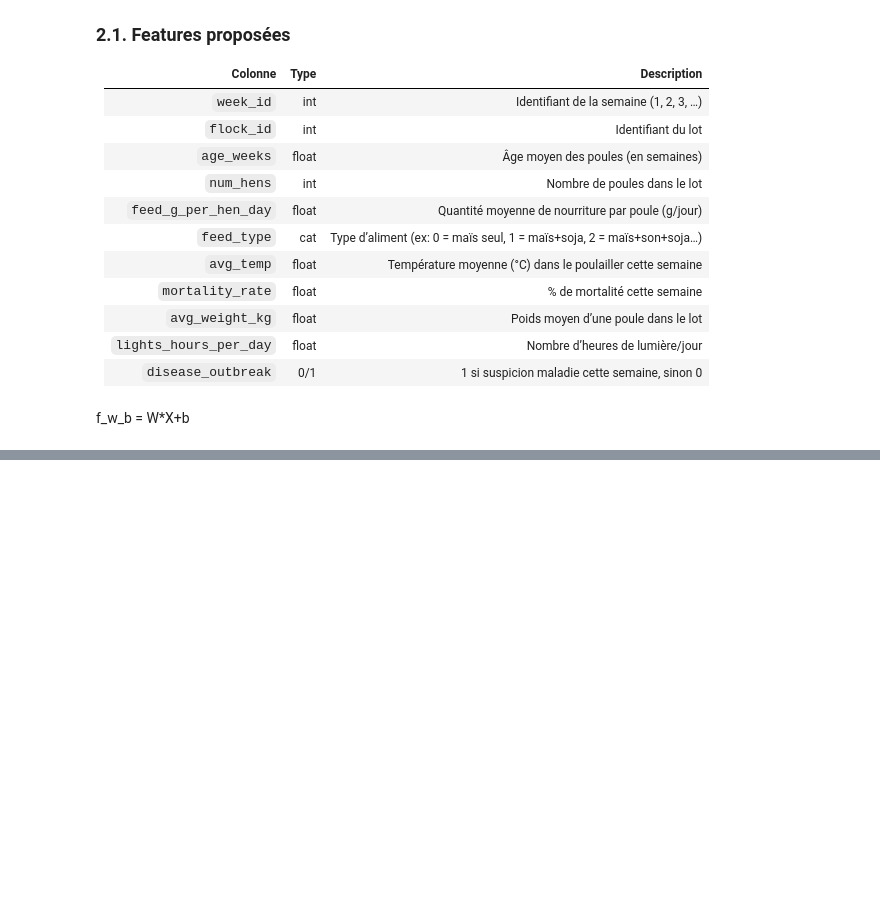
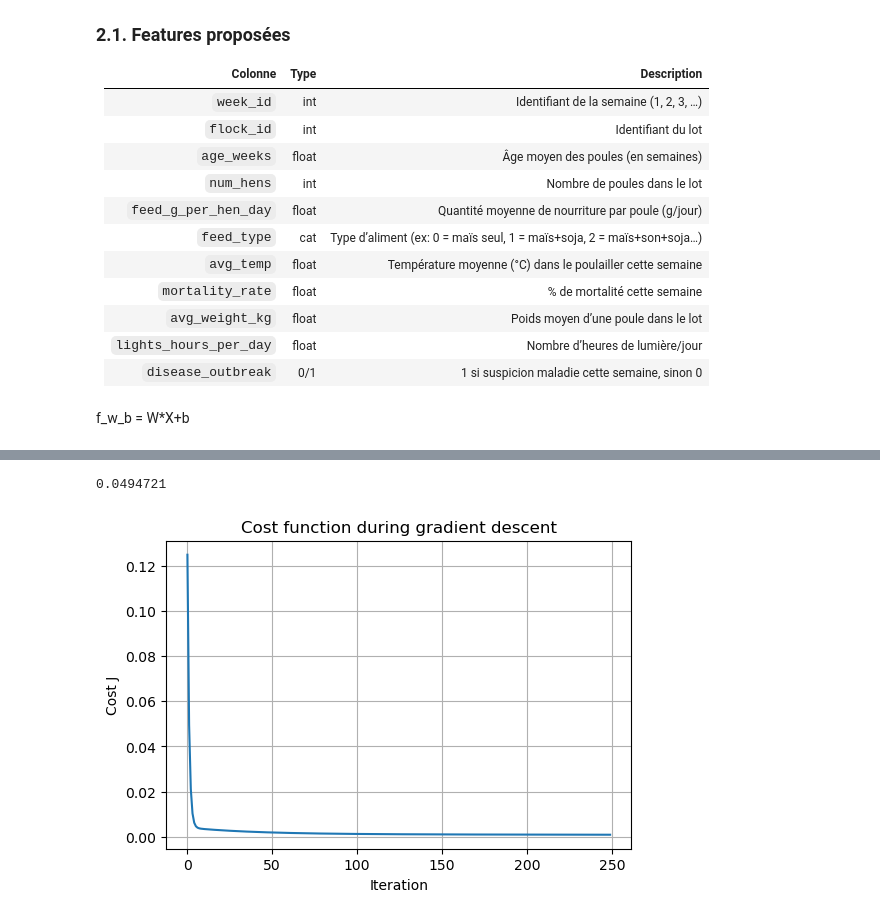
Before and after one commit to codemossaka/SmartFarm_ml, a Jupyter notebook: sample.ipynb, the cells around one changed output, grey strips where cells are left out. Drawn from its saved outputs; the diff is of its cells as text; code cells hidden in the pictures; blank space fills up the shorter version.

Commit message:
feat: linear regression with multiple variables

```diff
--- a/sample.ipynb
+++ b/sample.ipynb
@@ -184,0 +209,4 @@ plt.show()
+# %%
+X_mean_two = np.mean(X_train_two)
+X_std_two = np.std(X_train_two)
+X_lin_norm_two = (X_train_two - X_mean_two) / X_std_two
@@ -184,0 +223,46 @@ plt.show()
+# %%
+cost_function_vector(X_lin_norm_two, w_init, 0.5, Y_train_two)
+# %% [output]
+0.0494721
+# %%
+def compute_gradient_multi(X, Y, w, b):
+    m, n = X.shape
+    y_pred_ = X @ w + b
+    errors = y_pred_ - Y
+
+    dj_w = (X.T @ errors) / m      # gradient vecteur
+    dj_b = np.sum(errors) / m      # gradient scalaire
+
+    return dj_w, dj_b
+# %%
+def descent_gradient_multi(X_, Y_, learning_rate, iterations):
+    m, n = X_.shape
+    w_init_two = np.zeros(n)
+    b_init_two = 0
+    j_history = []
+    p_history = []
+    for i in range(iterations):
+        dj_w, dj_b = compute_gradient_multi(X_, Y_, w_init_two, b_init_two)
+        w_init_two -= learning_rate * dj_w
+        b_init_two -= learning_rate * dj_b
+        j_history.append(cost_function_vector(X_, w_init_two, b_init_two, Y_))
+        p_history.append([w_init_two, b_init_two])
+    return j_history, p_history, w_init_two, b_init_two
+# %%
+j_history, p_history, w_final, b_final = descent_gradient_multi(
+    X_lin_norm_two,
+    Y_train_two,
+    learning_rate=0.05,
+    iterations=250
+)
+# %%
+
+plt.figure(figsize=(6, 4))
+plt.plot(j_history)
+plt.xlabel("Iteration")
+plt.ylabel("Cost J")
+plt.title("Cost function during gradient descent")
+plt.grid(True)
+plt.show()
+# %% [output]
+[figure, added]
```
Also changed, not shown: parts of 12 cells of this notebook.
